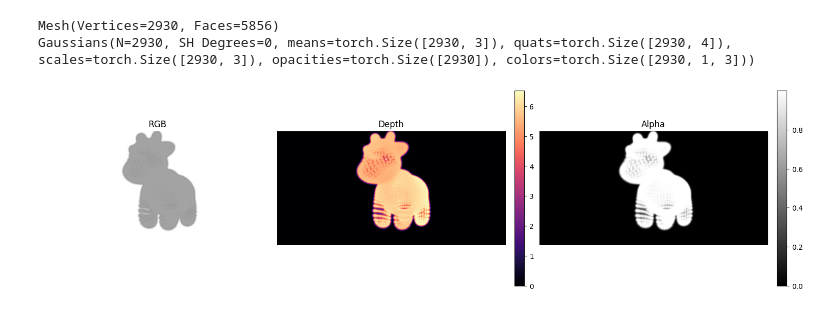
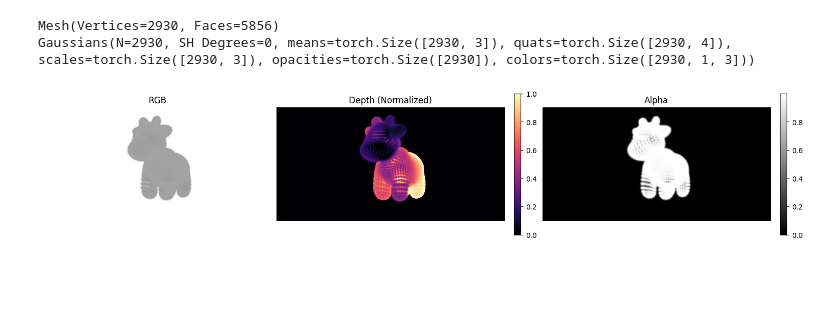
Before and after one commit to PeizhiYan/gmesh, a Jupyter notebook: examples/example-2 - gaussian splatting.ipynb, the cells around one changed output. Cells and saved outputs as stored; diff of their text form; code cells hidden in the pictures; blank space fills up the shorter version.

```diff
--- a/examples/example-2 - gaussian splatting.ipynb
+++ b/examples/example-2 - gaussian splatting.ipynb
@@ -41,54 +39,33 @@ rotation_matrix = torch.tensor([
 
 # convert from numpy arrays to tensors
 vertices = torch.from_numpy(vertices).float().to(device) @ rotation_matrix.T  # [V, 3]
 faces = torch.from_numpy(faces).to(device) # [F, 3]
 
 # create to Mesh object
 mesh = Mesh(verts=vertices, faces=faces)
 print(mesh)
 
 # convert mesh to 3D Gaussians objcet
 gaussians = mesh_to_gaussians(mesh=mesh, method='vertex', trainable=False)
 print(gaussians)
 
 # create the camera
 camera = PerspectiveCamera(
     image_width=1024, image_height=512, fov_x=40, fov_y=20, z_near=0.1, z_far=100, device=device
 )
 
 # create the 3DGS rasterizer
 gaussian_rasterizer = GaussianRasterizer(camera=camera)
 
 # set camera pose (yaw, pitch, roll, dx, dy, dz)
-camera_pose = torch.tensor([[0,0,0,0,0,6.0]]).float().to(device)
+camera_pose = torch.tensor([[0,0,0,0,0,7.0]]).float().to(device)
 
 # render the 3D Gaussians
 rgb, depth, alpha = gaussian_rasterizer.rasterize(gaussians=gaussians, camera_pose=camera_pose)
 
-
 # visualize the rendering
-rgb = np.clip(rgb.detach().cpu(), 0.0, 1.0)
-depth = depth.detach().cpu()
-alpha = alpha.detach().cpu()
-
-fig, axes = plt.subplots(1, 3, figsize=(15,4), constrained_layout=True)
-
-axes[0].imshow(rgb[0,...])
-axes[0].set_title('RGB')
-axes[0].axis('off')
-
-im1 = axes[1].imshow(depth[0,...,0], cmap='magma')
-axes[1].set_title('Depth')
-axes[1].axis('off')
-fig.colorbar(im1, ax=axes[1], fraction=0.046, pad=0.04)
-
-im2 = axes[2].imshow(alpha[0,...,0], cmap='gray')
-axes[2].set_title('Alpha')
-axes[2].axis('off')
-fig.colorbar(im2, ax=axes[2], fraction=0.046, pad=0.04)
-
-plt.show()
+visualize_rgbd_alpha(rgb, depth, alpha)
 # %% [output]
 Mesh(Vertices=2930, Faces=5856)
 Gaussians(N=2930, SH Degrees=0, means=torch.Size([2930, 3]), quats=torch.Size([2930, 4]), scales=torch.Size([2930, 3]), opacities=torch.Size([2930]), colors=torch.Size([2930, 1, 3]))
-[figure, old version]
+[figure, new version]
```
Also changed, not shown: parts of 1 cell of this notebook, 6 other files.
